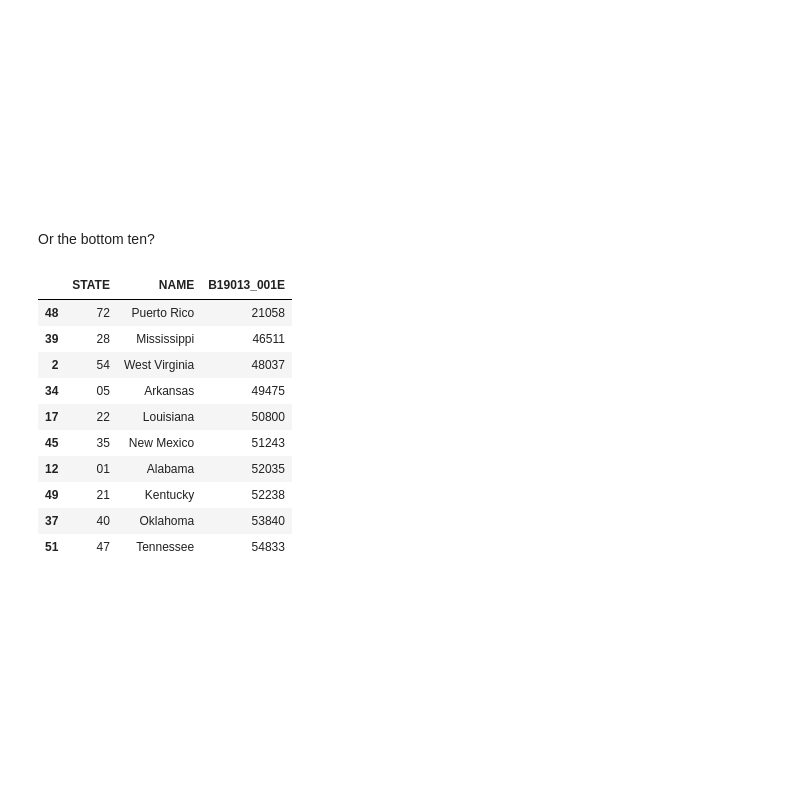
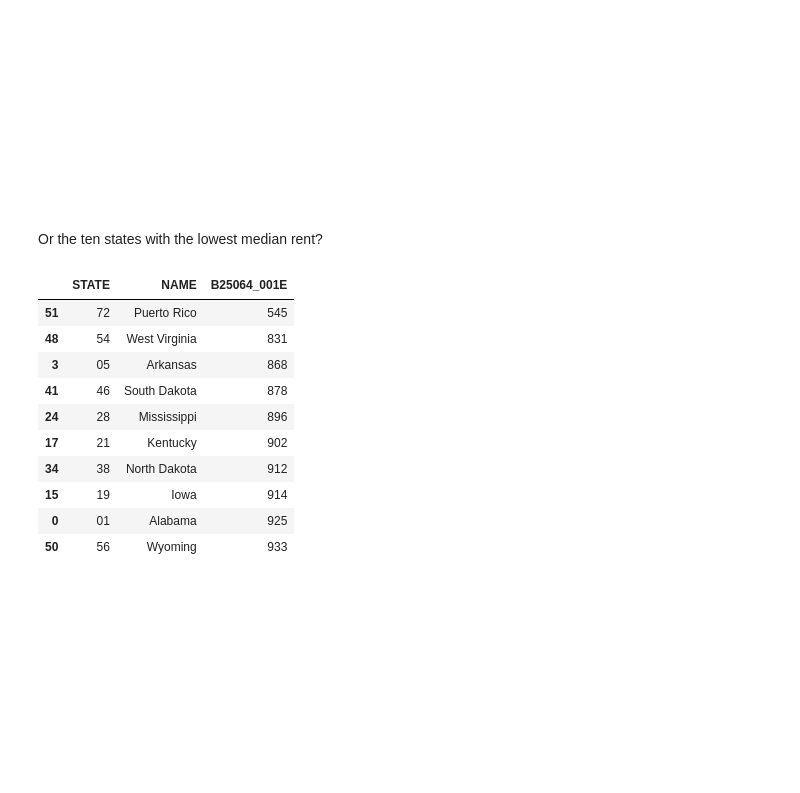
Before and after one commit to censusdis/introduction, a Jupyter notebook: Introduction to censusdis.ipynb, the cells around one changed output. Cells and saved outputs as stored; diff of their text form; code cells hidden in the pictures.

```diff
--- a/Introduction to censusdis.ipynb
+++ b/Introduction to censusdis.ipynb
@@ -117,9 +136,13 @@ the workhorse API of censusdis
 # %%
 import censusdis.data as ced
 from censusdis.datasets import ACS5
-from censusdis.states import NJ
+import censusdis.states as states
 
-df_nj_income = ced.download(
+# The name of the variable that represents
+# median rent in the ACS 5-year data set.
+VARIABLE_MEDIAN_RENT = 'B25064_001E'
+
+df_md_median_rent = ced.download(
 
     # Data set: American Community Survey 5-Year
     dataset=ACS5,
@@ -127,12 +150,12 @@ df_nj_income = ced.download(
     # Vintage: 2022
     vintage=2022,
 
-    # Variable: median household income
-    download_variables='B19013_001E',
+    # Variable: median rent.
+    download_variables=VARIABLE_MEDIAN_RENT,
 
-    # Geography: New Jersey
-    state=NJ
+    # Geography: Maryland
+    state=states.MD
 )
 
-df_nj_income
+df_md_median_rent
 # %% [output]
@@ -211,14 +234,14 @@ df_tri_state_income
 We can use `'*'` as a wildcard to get all known geographies of a given
 type.
 # %%
-df_all_states = ced.download(
+df_all_states_median_rent = ced.download(
     dataset=ACS5,
-    vintage=2020,
-    download_variables=['NAME', 'B19013_001E'],
+    vintage=2022,
+    download_variables=['NAME', VARIABLE_MEDIAN_RENT],
 
     # Wild card for all the states
     state='*'
 )
 
-df_all_states
+df_all_states_median_rent
 # %% [output]
@@ -265,21 +286,21 @@ df_all_states.nlargest(10, 'B19013_001E')
 # %% [markdown]
 <br/><br/><br/><br/><br/><br/><br/><br/><br/>
 # %% [markdown]
-Or the bottom ten?
+Or the ten states with the lowest median rent?
 # %%
-df_all_states.nsmallest(10, 'B19013_001E')
+df_all_states_median_rent.nsmallest(10, VARIABLE_MEDIAN_RENT)
 # %% [output]
-|  | STATE | NAME | B19013_001E |
-| 48 | 72 | Puerto Rico | 21058 |
-| 39 | 28 | Mississippi | 46511 |
-| 2 | 54 | West Virginia | 48037 |
-| 34 | 05 | Arkansas | 49475 |
-| 17 | 22 | Louisiana | 50800 |
-| 45 | 35 | New Mexico | 51243 |
-| 12 | 01 | Alabama | 52035 |
-| 49 | 21 | Kentucky | 52238 |
-| 37 | 40 | Oklahoma | 53840 |
-| 51 | 47 | Tennessee | 54833 |
+|  | STATE | NAME | B25064_001E |
+| 51 | 72 | Puerto Rico | 545 |
+| 48 | 54 | West Virginia | 831 |
+| 3 | 05 | Arkansas | 868 |
+| 41 | 46 | South Dakota | 878 |
+| 24 | 28 | Mississippi | 896 |
+| 17 | 21 | Kentucky | 902 |
+| 34 | 38 | North Dakota | 912 |
+| 15 | 19 | Iowa | 914 |
+| 0 | 01 | Alabama | 925 |
+| 50 | 56 | Wyoming | 933 |
 # %% [markdown]
 <br/><br/><br/><br/><br/><br/><br/><br/><br/>
 # %% [markdown]
```
Also changed, not shown: parts of 145 cells of this notebook, 1 other file.
